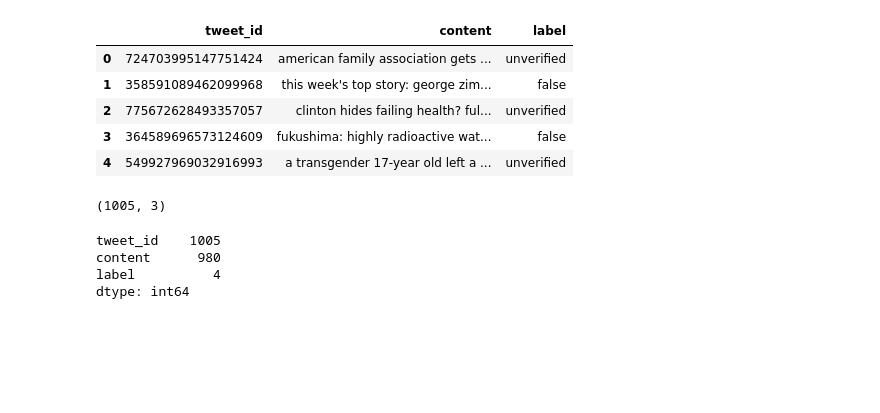
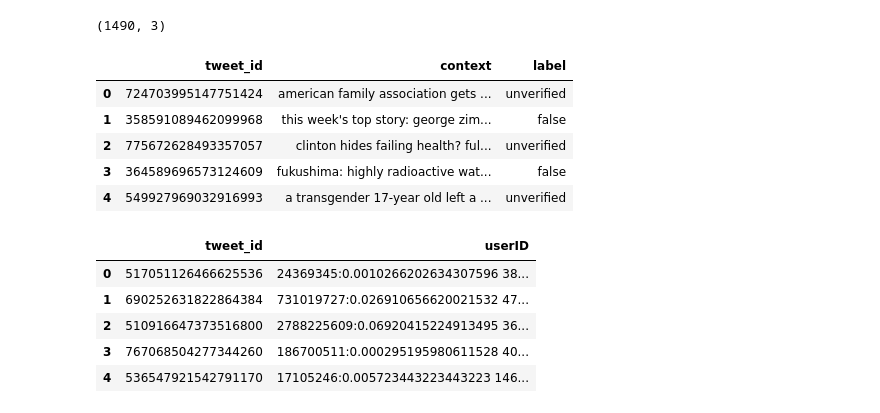
Before and after one commit to ashinbabu/fake-news-detection, a Jupyter notebook: main.ipynb, the cells around one changed output. Drawn from its saved outputs; the diff is of its cells as text; code cells hidden in the pictures; blank space fills up the shorter version.

Commit message:
built induvidual graphs

```diff
--- a/main.ipynb
+++ b/main.ipynb
@@ -5,2 +7,3 @@ import torch
 # %%
-df_train=pd.read_csv(r'dataset\twitter15\twitter15.train',sep='\t',names=['tweet_id','content','label'])
+df_15_train=pd.read_csv(r'dataset\twitter15\twitter15.train',sep='\t',names=['tweet_id','context','label'])
+df_15_train.head()
@@ -6,0 +17,3 @@ df_train=pd.read_csv(r'dataset\twitter15\twitter15.train',sep='\t',names=['tweet
+# %%
+df_15_test=pd.read_csv(r'dataset\twitter15\twitter15.test',sep='\t',names=['tweet_id','context','label'])
+df_15_test.head()
@@ -6,0 +27,3 @@ df_train=pd.read_csv(r'dataset\twitter15\twitter15.train',sep='\t',names=['tweet
+# %%
+df_15_dev=pd.read_csv(r'dataset\twitter15\twitter15.dev',sep='\t',names=['tweet_id','context','label'])
+df_15_dev.head()
@@ -7,20 +37,24 @@ df_train=pd.read_csv(r'dataset\twitter15\twitter15.train',sep='\t',names=['tweet
+# %%
+df_15_total=pd.concat([df_15_train,df_15_dev,df_15_test],ignore_index=True)
+df_15_total.shape
+# %% [output]
+(1490, 3)
 # %%
-df_train.head()
+df_15_total.head()
 # %% [output]
-|  | tweet_id | content | label |
+|  | tweet_id | context | label |
 | 0 | 724703995147751424 | american family association gets ... | unverified |
 | 1 | 358591089462099968 | this week's top story: george zim... | false |
 | 2 | 775672628493357057 | clinton hides failing health? ful... | unverified |
 | 3 | 364589696573124609 | fukushima: highly radioactive wat... | false |
 | 4 | 549927969032916993 | a transgender 17-year old left a ... | unverified |
-# %%
-df_train.shape
-# %% [output]
-(1005, 3)
-# %%
-df_train.nunique()
-# %% [output]
-tweet_id    1005
-content      980
-label          4
-dtype: int64
+# %%
+df_15_graph=pd.read_csv(r'dataset\twitter15\twitter15_graph.txt',sep='\t',names=['tweet_id','userID'])
+df_15_graph.head()
+# %% [output]
+|  | tweet_id | userID |
+| 0 | 517051126466625536 | 24369345:0.0010266202634307596 38... |
+| 1 | 690252631822864384 | 731019727:0.026910656620021532 47... |
+| 2 | 510916647373516800 | 2788225609:0.06920415224913495 36... |
+| 3 | 767068504277344260 | 186700511:0.000295195980611528 40... |
+| 4 | 536547921542791170 | 17105246:0.005723443223443223 146... |
```
Also changed, not shown: parts of 6 cells of this notebook.
